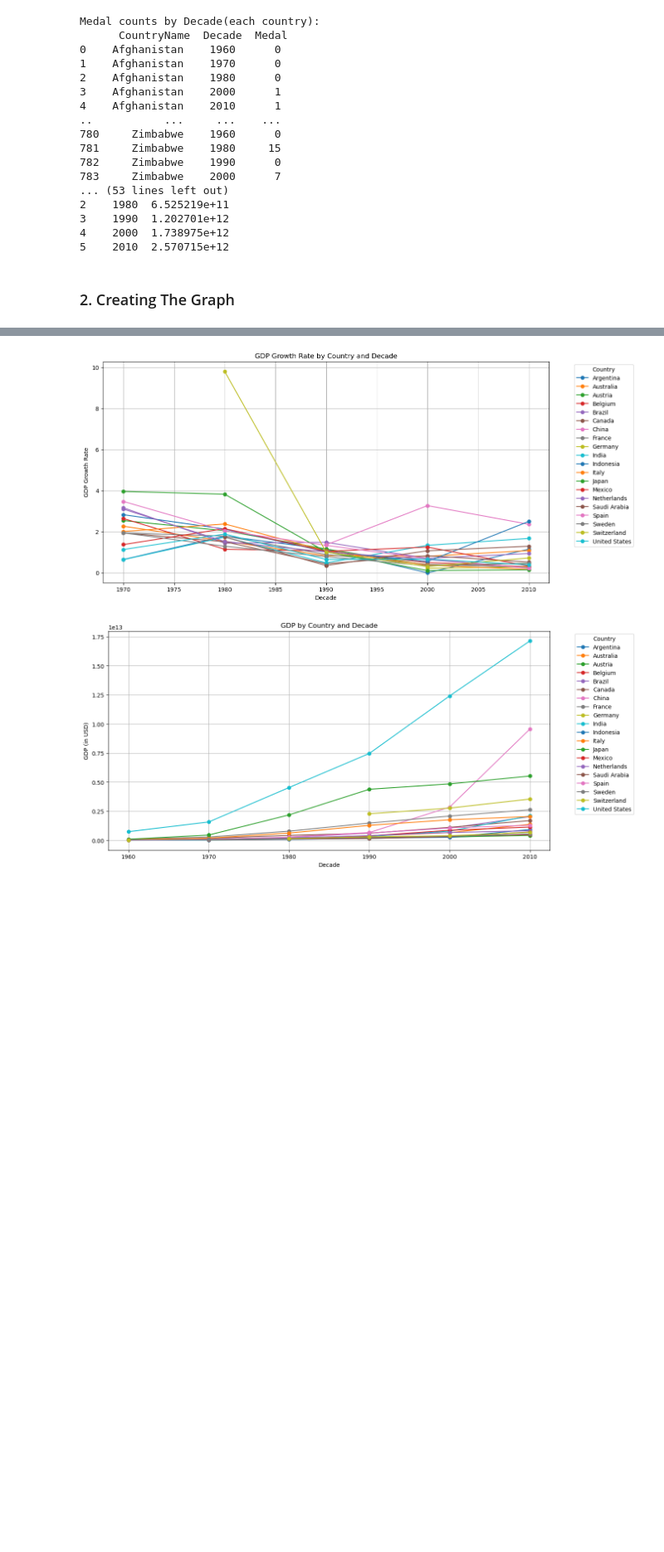
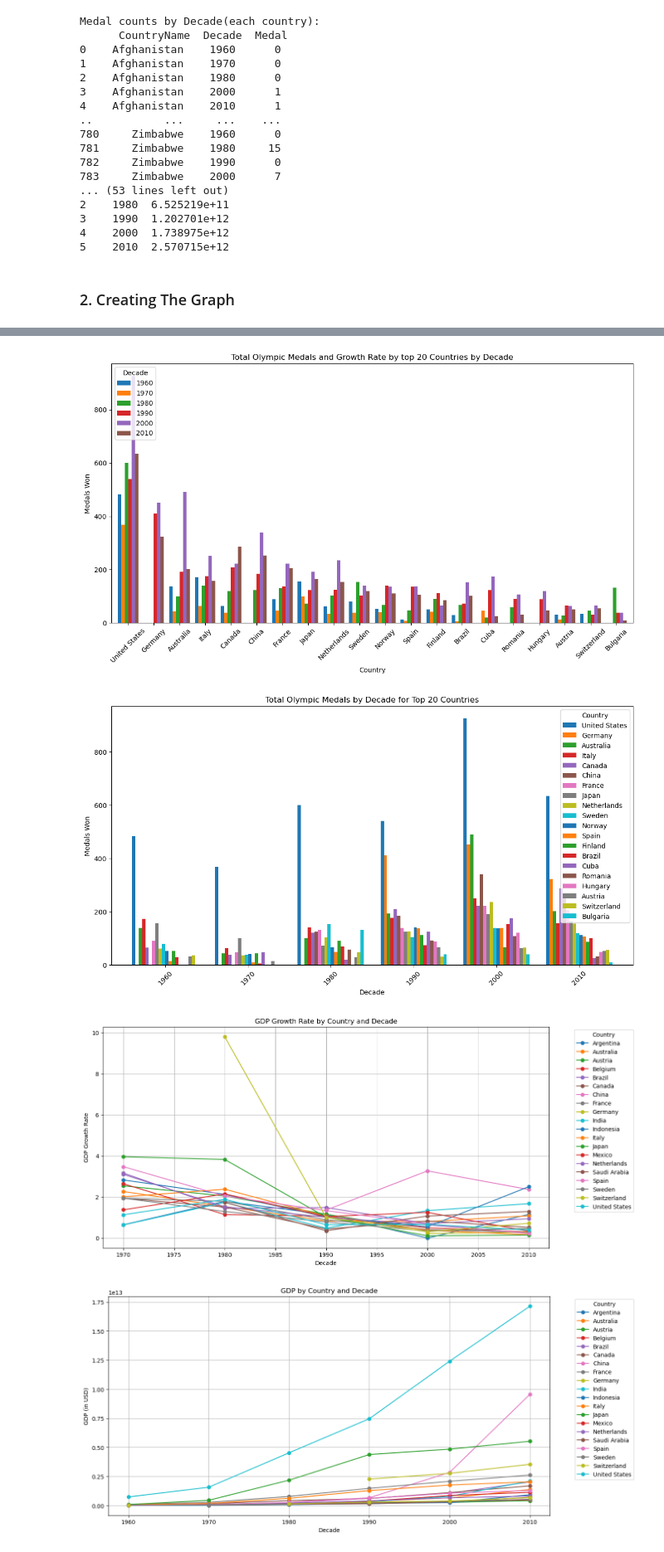
Before and after one commit to 2damlee/project_part2, a Jupyter notebook: olympicPjt.ipynb, the cells around one changed output, grey strips where cells are left out. Shown at 83% size. Cells and saved outputs as stored; diff of their text form; code cells hidden in the pictures; blank space fills up the shorter version.

```diff
--- a/olympicPjt.ipynb
+++ b/olympicPjt.ipynb
@@ -194,3 +191,64 @@ plt.show()
+# %%
+### Graph of the number of Olympic medals earned by each country by decade
+
+## x-axis labels: country name
+# pivot the data(each row represents a country and each column represents a decade)
+medals_pivot = country_mpoints_decade.pivot(index='CountryName', columns='Decade', values='Points').fillna(0)
+top_n = 20
+
+# Plotting medals won
+fig, ax1 = plt.subplots(figsize=(14, 7))
+
+# Sort by the total medals for focusing on top performing countries
+medals_pivot['Total'] = medals_pivot.sum(axis=1)
+medals_pivot_sorted = medals_pivot.sort_values(by='Total', ascending=False).head(top_n)
+# drop 'Total'(unnecessary)
+medals_pivot_sorted.drop(columns='Total', inplace=True)
+
+# Bar chart for medals
+medals_pivot_sorted.plot(kind='bar', ax=ax1, width=0.8)
+ax1.set_xlabel('Country')
+ax1.set_ylabel('Medals Won', color='black')
+ax1.tick_params(axis='y', labelcolor='black')
+ax1.set_title(f'Total Olympic Medals and Growth Rate by top {top_n} Countries by Decade')
+plt.xticks(rotation=45)
+
+# Legend and show plot
+ax1.legend(loc='upper left', title='Decade')
+plt.show()
+
+
+## x-axis labels: decade
+# Pivot the data
+medals_pivot = country_mpoints_decade.pivot(index='CountryName', columns='Decade', values='Points').fillna(0)
+top_n = 20
+
+# Sort by total medals
+medals_pivot['Total'] = medals_pivot.sum(axis=1)
+medals_pivot_sorted = medals_pivot.sort_values(by='Total', ascending=False).head(top_n)
+# Drop 'Total'
+medals_pivot_sorted.drop(columns='Total', inplace=True)
+
+# Transpose the DataFrame to have countries as columns and decades as rows
+medals_pivot_transposed = medals_pivot_sorted.transpose()
+
+# Plotting medals won
+fig, ax1 = plt.subplots(figsize=(14, 7))
+
+# Bar chart for medals
+medals_pivot_transposed.plot(kind='bar', ax=ax1, width=0.8)
+ax1.set_xlabel('Decade')
+ax1.set_ylabel('Medals Won', color='black')
+ax1.tick_params(axis='y', labelcolor='black')
+ax1.set_title(f'Total Olympic Medals by Decade for Top {top_n} Countries')
+plt.xticks(rotation=45)
+
+# Legend and show plot
+ax1.legend(loc='upper right', title='Country')
+plt.show()
+# %% [output]
+[figure, added]
+[figure, added]
 # %%
 ## Graph for the number of Olympic medals earned by each country by decade
 
```
Also changed, not shown: parts of 13 cells of this notebook.
